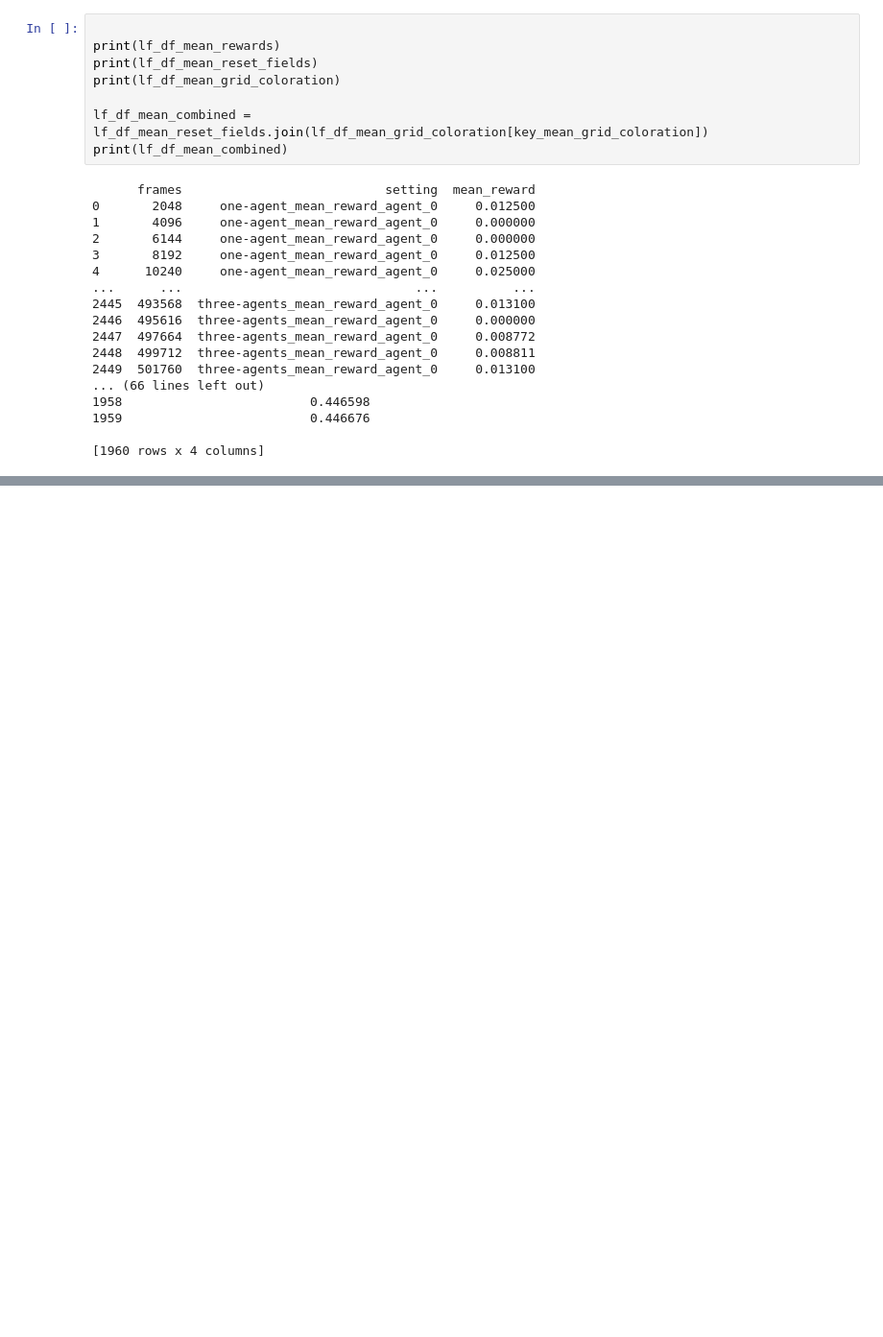
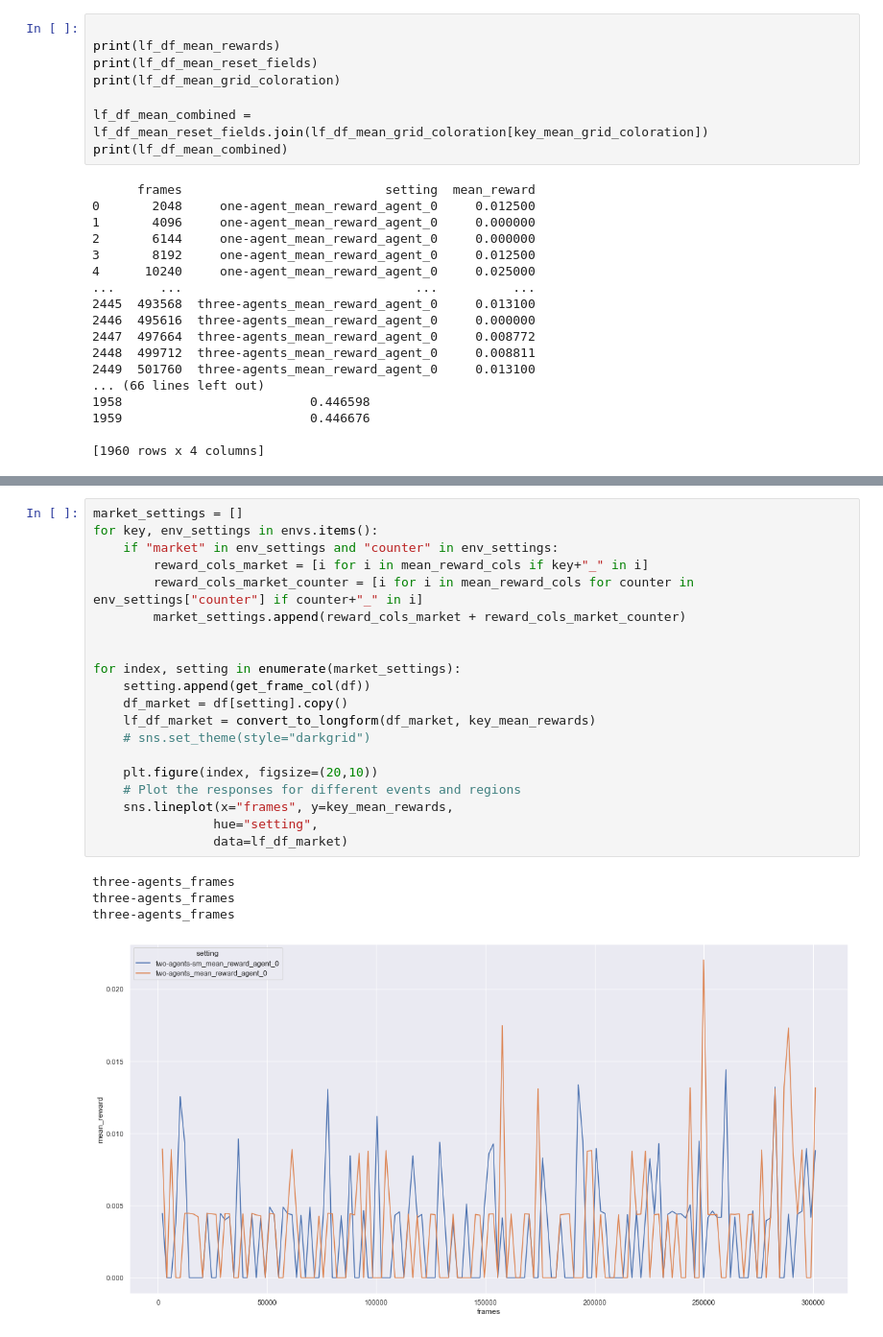
Before and after one commit to zarahz/MARL-and-Markets, a Jupyter notebook: Coloring_with_CAP/csv_plots.ipynb, the cells around one changed output, grey strips where cells are left out. Shown at 96% size. Drawn from its saved outputs; the diff is of its cells as text; blank space fills up the shorter version.

```diff
--- a/Coloring_with_CAP/csv_plots.ipynb
+++ b/Coloring_with_CAP/csv_plots.ipynb
@@ -155,0 +165,25 @@ sns.lineplot(x="frames", y=key_mean_grid_coloration,
+# %%
+market_settings = []
+for key, env_settings in envs.items():
+    if "market" in env_settings and "counter" in env_settings:
+        reward_cols_market = [i for i in mean_reward_cols if key+"_" in i]
+        reward_cols_market_counter = [i for i in mean_reward_cols for counter in env_settings["counter"] if counter+"_" in i]
+        market_settings.append(reward_cols_market + reward_cols_market_counter)
+
+
+for index, setting in enumerate(market_settings):
+    setting.append(get_frame_col(df))
+    df_market = df[setting].copy()
+    lf_df_market = convert_to_longform(df_market, key_mean_rewards)
+    # sns.set_theme(style="darkgrid")
+
+    plt.figure(index, figsize=(20,10))
+    # Plot the responses for different events and regions
+    sns.lineplot(x="frames", y=key_mean_rewards,
+                hue="setting",
+                data=lf_df_market)
+# %% [output]
+three-agents_frames
+three-agents_frames
+three-agents_frames
+[figure, added]
```
Also changed, not shown: parts of 5 cells of this notebook, 5 other files.
